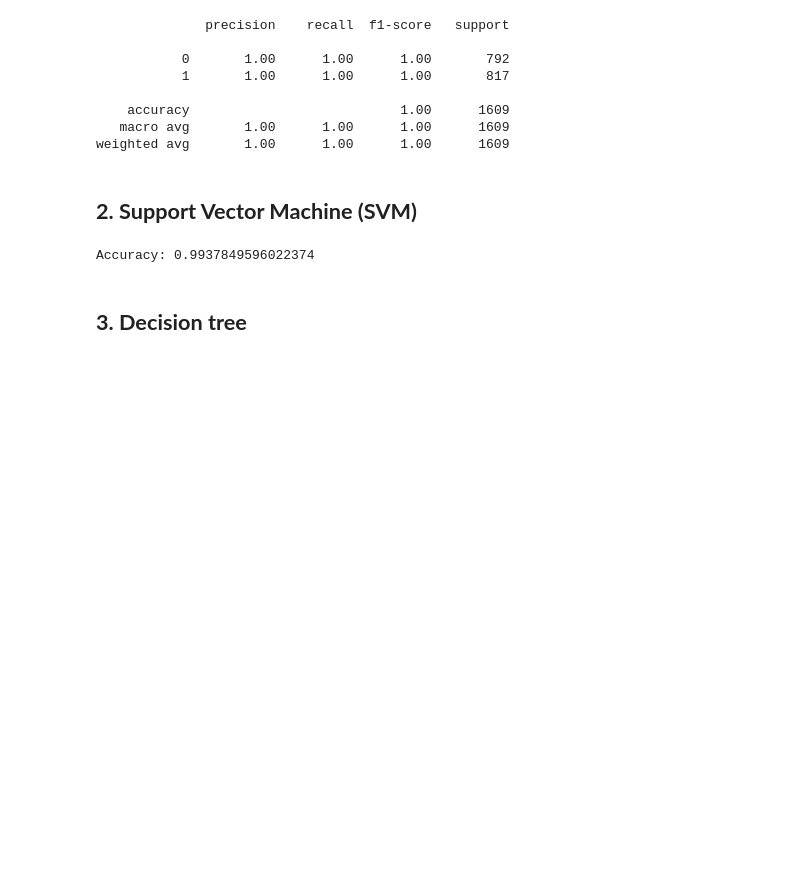
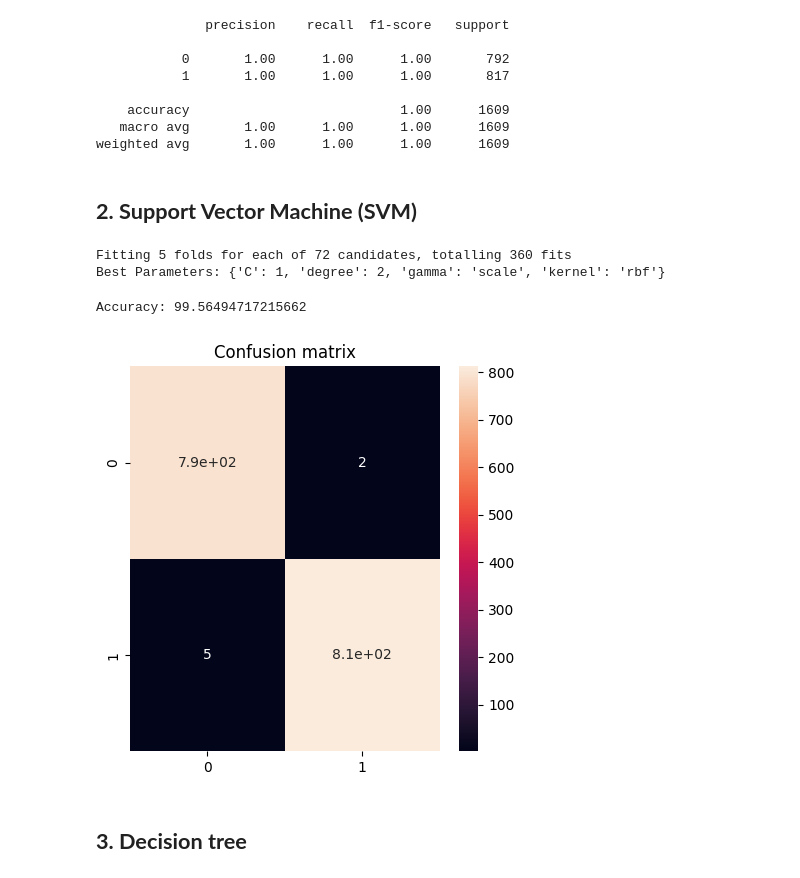
Before and after one commit to allaliamine/Real-time-spam-detection-with-Azure, a Jupyter notebook: notebooks/spam_detection.ipynb, the cells around one changed output. Cells and saved outputs as stored; diff of their text form; code cells hidden in the pictures; blank space fills up the shorter version.

Commit message:
modified model and notebook

```diff
--- a/notebooks/spam_detection.ipynb
+++ b/notebooks/spam_detection.ipynb
@@ -218,8 +305,10 @@ X_train, X_test, y_train, y_test = train_test_split(message, data['label'], test
 # %%
 #model 1
-model_NB = MultinomialNB()
+model_NB = MultinomialNB(alpha=0.1, fit_prior = False)
+
 # Model training
 model_NB.fit(X_train, y_train)
+
 # Model predictions on test set
 y_pred = model_NB.predict(X_test)
 # %% [markdown]
@@ -266,16 +355,45 @@ print(classification_report(y_test, y_pred))
 weighted avg       1.00      1.00      1.00      1609
 # %% [markdown]
 ## **2. Support Vector Machine (SVM)**
+# %%
+from sklearn.model_selection import GridSearchCV
+from sklearn.svm import SVC
+
+param_svm = {
+    'C': [0.1, 1, 10, 100],
+    'kernel': ['linear', 'rbf', 'poly'],
+    'gamma': ['scale', 'auto'],
+    'degree': [2, 3, 4]
+}
+
+grid_search_svm = GridSearchCV(SVC(), param_grid=param_svm, cv=5, verbose=1, n_jobs=-1)
+
+
+grid_search_svm.fit(X_train, y_train)
+
+
+print("Best Parameters:", grid_search_svm.best_params_)
+# %% [output]
+Fitting 5 folds for each of 72 candidates, totalling 360 fits
+Best Parameters: {'C': 1, 'degree': 2, 'gamma': 'scale', 'kernel': 'rbf'}
 # %%
-from sklearn.svm import SVC
 from sklearn.metrics import accuracy_score
 
-model = SVC(kernel='linear')  # Linear kernel is commonly used for text classification
+model = SVC(C=1, degree=2, gamma='scale', kernel='rbf')
 model.fit(X_train, y_train)
 y_pred = model.predict(X_test)
-print("Accuracy:", accuracy_score(y_test, y_pred))
+print("Accuracy:", accuracy_score(y_test, y_pred)*100)
 # %% [output]
-Accuracy: 0.9937849596022374
+Accuracy: 99.56494717215662
+# %%
+# Model Evaluation | Confusion matrix
+cm = confusion_matrix(y_test, y_pred)
+plt.figure(dpi=100)
+sns.heatmap(cm, annot=True)
+plt.title("Confusion matrix")
+plt.show()
+# %% [output]
+[figure, added]
 # %% [markdown]
 ## **3. Decision tree**
 # %% [markdown]
```
Also changed, not shown: parts of 19 cells of this notebook, 5 other files.
